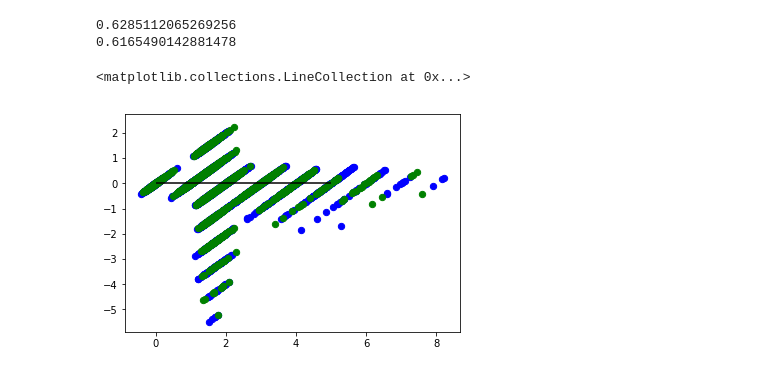
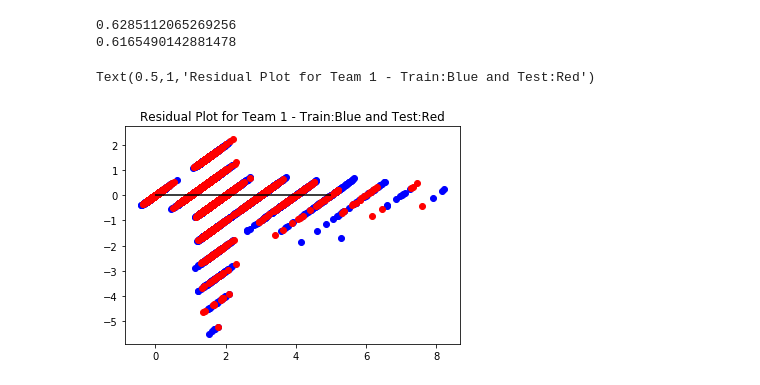
Before and after one commit to nareshkumar66675/SoccerSPI, a Jupyter notebook: notebooks/SoccerSPI.ipynb, the cells around one changed output. Drawn from its saved outputs; the diff is of its cells as text; code cells hidden in the pictures.

```diff
--- a/notebooks/SoccerSPI.ipynb
+++ b/notebooks/SoccerSPI.ipynb
@@ -109,9 +89,11 @@ print (np.mean(np.subtract(team1Y_test.values,team1Predict_test) ** 2))
 0.6285112065269256
 0.6165490142881478
 # %%
-plt.scatter(team1Predict_train,np.subtract(team1Predict_train,team1Y_train.values),c='b',s=40)
-plt.scatter(team1Predict_test,np.subtract(team1Predict_test,team1Y_test.values),c='g',s=40)
+plt.scatter(team1Predict_train,np.subtract(team1Predict_train,team1Y_train.values),c='b')
+plt.scatter(team1Predict_test,np.subtract(team1Predict_test,team1Y_test.values),c='r')
 plt.hlines(y=0,xmin=0,xmax=5)
+
+plt.title('Residual Plot for Team 1 - Train:Blue and Test:Red')
 # %% [output]
-<matplotlib.collections.LineCollection at 0x...>
+Text(0.5,1,'Residual Plot for Team 1 - Train:Blue and Test:Red')
-[figure, old version]
+[figure, new version]
```
Also changed, not shown: parts of 13 cells of this notebook, 1 other file.
